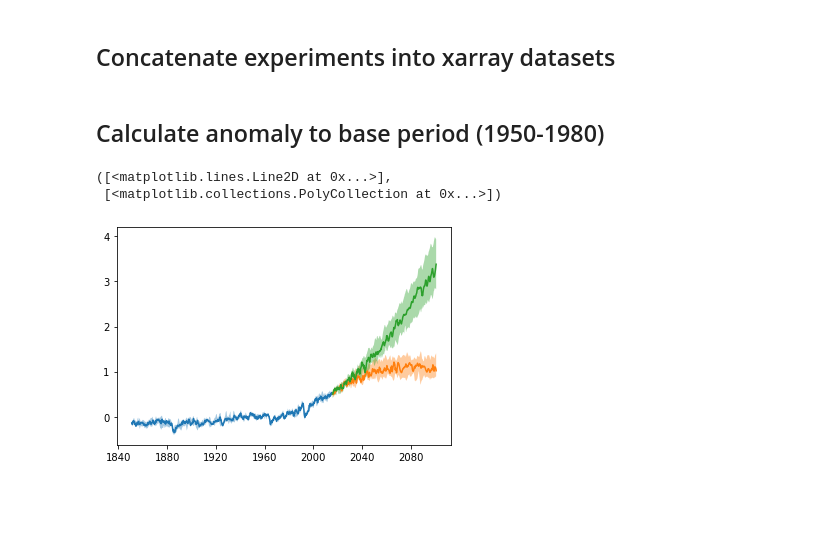
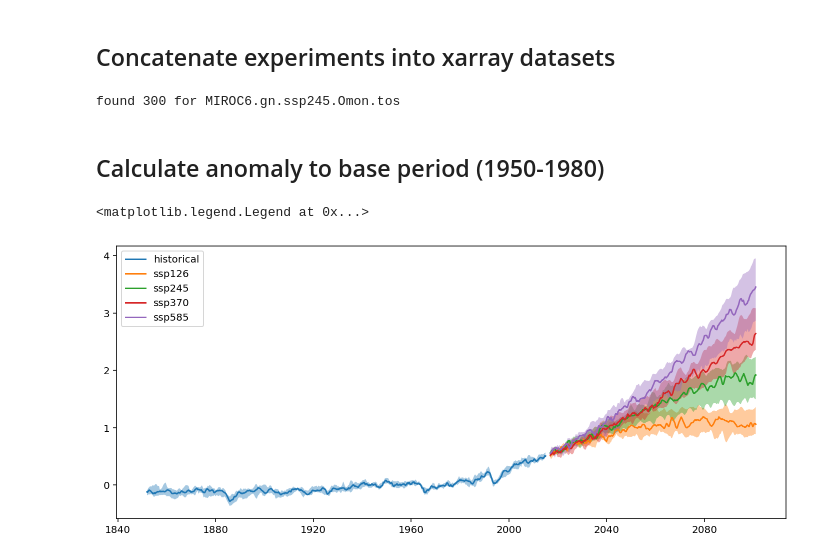
Before and after one commit to jbusecke/presentation_scipy_2022_cmip, a Jupyter notebook: scipy2022_demo.ipynb, the cells around one changed output. Saved outputs shown, nothing was run; the diff lists cells and outputs as text; code cells hidden in the pictures; blank space fills up the shorter version.

```diff
--- a/scipy2022_demo.ipynb
+++ b/scipy2022_demo.ipynb
@@ -273,19 +186,35 @@ TaiESM1.gn.ssp126.Omon.tos
 # debug version
 timeseries_hist_datasets = []
 timeseries_ssp126_datasets = []
+timeseries_ssp245_datasets = []
+timeseries_ssp370_datasets = []
 timeseries_ssp585_datasets = []
 
 for k,ds in data_timeseries.items():
     # Separate experiments
     out = ds.convert_calendar('standard')
-    out = out.sel(time=slice('1850', '2100')) # cut extended runs
+    out = out.sel(time=slice('1850', '2100'))# cut extended runs
     out = out.assign_coords(source_id=ds.source_id)
     if ds.experiment_id == 'historical':
-        timeseries_hist_datasets.append(out)
-    elif ds.experiment_id == 'ssp126':
-        timeseries_ssp126_datasets.append(out)
-    elif ds.experiment_id == 'ssp585':
-        timeseries_ssp585_datasets.append(out)
+        # CMIP
+        if len(out.time)==1980:
+            timeseries_hist_datasets.append(out)
+        else:
+            print(f"found {len(ds.time)} for {k}")
+    else:
+        #scenarioMIP
+        if len(out.time)!=1032:
+            print(f"found {len(out.time)} for {k}")
+            # print(ds.time)
+        else:
+            if ds.experiment_id == 'ssp126':
+                timeseries_ssp126_datasets.append(out)
+            elif ds.experiment_id == 'ssp245':
+                timeseries_ssp245_datasets.append(out)
+            elif ds.experiment_id == 'ssp370':
+                timeseries_ssp370_datasets.append(out)
+            elif ds.experiment_id == 'ssp585':
+                timeseries_ssp585_datasets.append(out)
 
 concat_kwargs = dict(
     dim='source_id',
@@ -295,28 +224,34 @@ concat_kwargs = dict(
 )
 timeseries_hist = xr.concat(timeseries_hist_datasets, **concat_kwargs)
 timeseries_ssp126 = xr.concat(timeseries_ssp126_datasets, **concat_kwargs)
+timeseries_ssp245 = xr.concat(timeseries_ssp245_datasets, **concat_kwargs)
+timeseries_ssp370 = xr.concat(timeseries_ssp370_datasets, **concat_kwargs)
 timeseries_ssp585 = xr.concat(timeseries_ssp585_datasets, **concat_kwargs)
-
-# use only models that have all three experiments
-timeseries_hist, timeseries_ssp126, timeseries_ssp585 = xr.align(
-    timeseries_hist, timeseries_ssp126, timeseries_ssp585,
-    join='inner', exclude=['time'],
-)
+# %% [output]
+found 300 for MIROC6.gn.ssp245.Omon.tos
 # %% [markdown]
 ## Calculate anomaly to base period (1950-1980)
 # %%
 base_period = timeseries_hist.sel(time=slice('1950','1980')).mean('time')
-hist = (timeseries_hist - base_period).rolling(time=12).mean()
-ssp126 = (timeseries_ssp126 - base_period).rolling(time=12).mean()
-ssp585 = (timeseries_ssp585 - base_period).rolling(time=12).mean()
+smoothing_window = 12*2 # higher than IPCC to compensate for missing member mean
+
+hist = (timeseries_hist - base_period).rolling(time=smoothing_window).mean()
+ssp126 = (timeseries_ssp126 - base_period).rolling(time=smoothing_window).mean()
+ssp245 = (timeseries_ssp245 - base_period).rolling(time=smoothing_window).mean()
+ssp370 = (timeseries_ssp370 - base_period).rolling(time=smoothing_window).mean()
+ssp585 = (timeseries_ssp585 - base_period).rolling(time=smoothing_window).mean()
 # %%
-from xarrayutils.plotting import shaded_line_plot
+%matplotlib inline
 plot_kwargs = dict(spread_style='quantile', spreads=[0.5])
 
-shaded_line_plot(hist, 'source_id', **plot_kwargs)
-shaded_line_plot(ssp126, 'source_id', **plot_kwargs)
-shaded_line_plot(ssp585, 'source_id', **plot_kwargs)
+plt.figure(figsize=[12,5])
+
+shaded_line_plot(hist, 'source_id', **plot_kwargs, line_kwargs=dict(label='historical'))
+shaded_line_plot(ssp126, 'source_id', **plot_kwargs, line_kwargs=dict(label='ssp126'))
+shaded_line_plot(ssp245, 'source_id', **plot_kwargs, line_kwargs=dict(label='ssp245'))
+shaded_line_plot(ssp370, 'source_id', **plot_kwargs, line_kwargs=dict(label='ssp370'))
+shaded_line_plot(ssp585, 'source_id', **plot_kwargs, line_kwargs=dict(label='ssp585'))
+plt.legend()
 # %% [output]
-([<matplotlib.lines.Line2D at 0x...>],
- [<matplotlib.collections.PolyCollection at 0x...>])
+<matplotlib.legend.Legend at 0x...>
-[figure, old version]
+[figure, new version]
```
Also changed, not shown: parts of 8 cells of this notebook.
